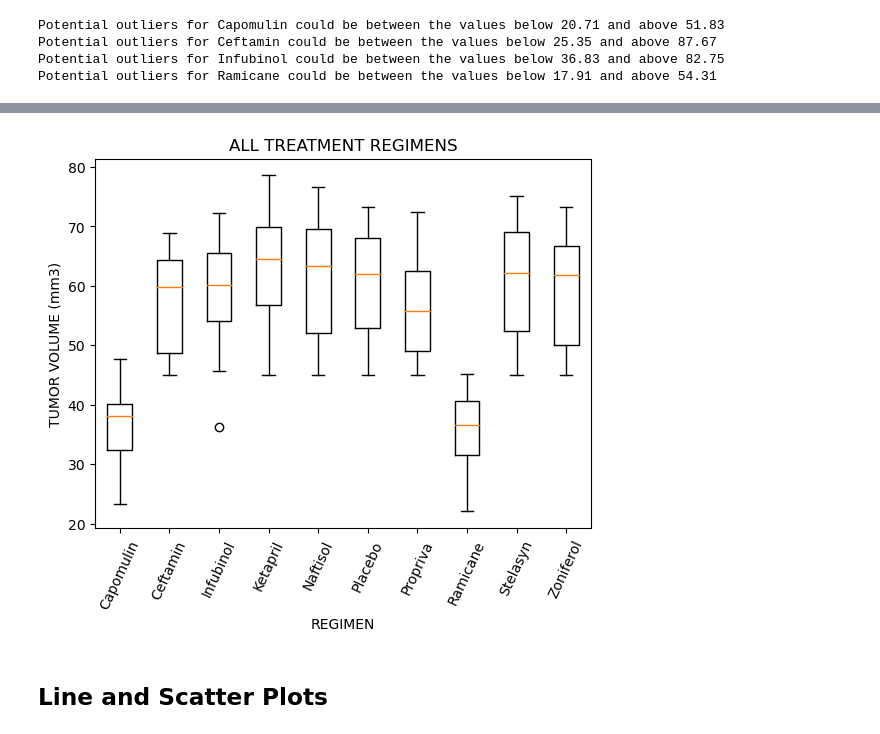
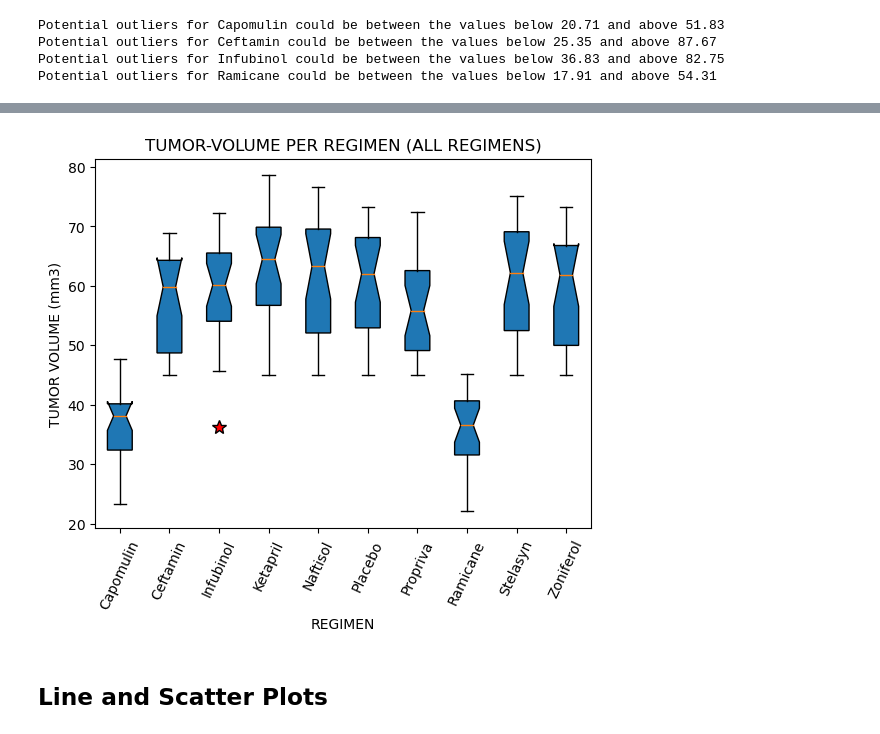
Before and after one commit to gusibis/challenge-5, a Jupyter notebook: pymaceuticals_starter.ipynb, the cells around one changed output, grey strips where cells are left out. Saved outputs shown, nothing was run; the diff lists cells and outputs as text; code cells hidden in the pictures.

```diff
--- a/pymaceuticals_starter.ipynb
+++ b/pymaceuticals_starter.ipynb
@@ -248,7 +249,7 @@ only_four_drugs_rows_df
 """
 https://www.geeksforgeeks.org/how-to-use-pandas-filter-with-iqr/
 https://www.scribbr.com/statistics/quartiles-quantiles/ https://tinyurl.com/32bht394
-IRQ is the interquantile range of a data set
+IQQ is the interquantile range of a data set
 https://tinyurl.com/2cwm5hwb https://www.scribbr.com/statistics/quartiles-quantiles/
 An outlier is an observation that lies an abnormal distance from other values in a random sample from a population.
 In a sense, this definition leaves it up to the analyst (or a consensus process) to decide what will be considered abnormal
@@ -274,36 +275,17 @@ for drug in four_treatments:
     key8 = drug.lower() + '_upper_bound'
 
     data = only_four_drugs_rows_df.loc[only_four_drugs_rows_df['Drug Regimen'] ==  drug]
+    data_tumor_volume = data['Tumor Volume (mm3)']
 
-    data_tumor_volume = only_four_drugs_rows_df.loc[only_four_drugs_rows_df['Drug Regimen'] ==  drug]['Tumor Volume (mm3)']
+    quartile = data['Tumor Volume (mm3)'].quantile([.25,.5,.75], interpolation='nearest')
 
-    quartile = only_four_drugs_rows_df.loc[only_four_drugs_rows_df['Drug Regimen'] == \
-            drug]['Tumor Volume (mm3)'].quantile([.25,.5,.75], interpolation='nearest')
+    quartile_lower = quartile[0.25]
 
-    quartile_lower = only_four_drugs_rows_df.loc[only_four_drugs_rows_df['Drug Regimen'] == \
-                drug]['Tumor Volume (mm3)'].quantile([.25,.5,.75], interpolation='nearest')[0.25]
+    quartile_upper = quartile[0.75]
 
-    quartile_upper = only_four_drugs_rows_df.loc[only_four_drugs_rows_df['Drug Regimen'] ==  \
-                drug]['Tumor Volume (mm3)'].quantile([.25,.5,.75], interpolation='nearest')[0.75]
-
-    irq = round(only_four_drugs_rows_df.loc[only_four_drugs_rows_df['Drug Regimen'] ==  drug] \
-        ['Tumor Volume (mm3)'].quantile([.25,.5,.75])[0.75] - \
-        only_four_drugs_rows_df.loc[only_four_drugs_rows_df['Drug Regimen'] ==  \
-        drug]['Tumor Volume (mm3)'].quantile([.25,.5,.75], interpolation='nearest')[0.25] , 2)
-
-    lower_bound = round(only_four_drugs_rows_df.loc[only_four_drugs_rows_df['Drug Regimen'] ==  \
-                drug]['Tumor Volume (mm3)'].quantile([.25,.5,.75], interpolation='nearest')[0.25] - \
-                ( 1.5 * round(only_four_drugs_rows_df.loc[only_four_drugs_rows_df['Drug Regimen'] == drug] \
-                ['Tumor Volume (mm3)'].quantile([.25,.5,.75], interpolation='nearest')[0.75] - \
-                only_four_drugs_rows_df.loc[only_four_drugs_rows_df['Drug Regimen'] == drug] \
-                ['Tumor Volume (mm3)'].quantile([.25,.5,.75], interpolation='nearest')[0.25] , 2)) , 2)
-
-    upper_bound = round(only_four_drugs_rows_df.loc[only_four_drugs_rows_df['Drug Regimen'] == drug] \
-                ['Tumor Volume (mm3)'].quantile([.25,.5,.75])[0.75] + \
-                ( 1.5 * round(only_four_drugs_rows_df.loc[only_four_drugs_rows_df['Drug Regimen'] == drug]  \
-                ['Tumor Volume (mm3)'].quantile([.25,.5,.75], interpolation='nearest')[0.75] - \
-                only_four_drugs_rows_df.loc[only_four_drugs_rows_df['Drug Regimen'] == drug] \
-                ['Tumor Volume (mm3)'].quantile([.25,.5,.75], interpolation='nearest')[0.25] , 2)) , 2)
+    irq = round(quartile_upper - quartile_lower , 2)
+    upper_bound = round(quartile_upper + (1.5 * irq), 2)
+    lower_bound = round(quartile_lower-(1.5 * irq), 2)
 
     dict_of_values.update({
         key1 : data,
@@ -414,15 +378,17 @@ Potential outliers for Zoniferol are between values below 24.79 and above 91.99
 # %%
 # Generate a box plot that shows the distrubution of the tumor volume for each treatment group
+# https://stackoverflow.com/questions/65648502/how-to-change-outlier-point-symbol-in-python-matplotlib-pyplot
+# https://matplotlib.org/3.3.3/api/_as_gen/matplotlib.pyplot.boxplot.html whiskerprops={'markerfacecolor': 'red'}
 for drug in treatment_list:
     all_tumor_vol_data.append(all_dict_of_values[drug.lower() + '_data_tumor_volume'])
-plt.boxplot(all_tumor_vol_data, labels = treatment_list)
+plt.boxplot(all_tumor_vol_data, labels = treatment_list, showfliers=True, notch=True, patch_artist=True, flierprops={'marker': '*', 'markersize': 10, 'markerfacecolor': 'red'})
 plt.ylabel('TUMOR VOLUME (mm3)')
 plt.xlabel('REGIMEN')
-plt.title('ALL TREATMENT REGIMENS')
+plt.title('TUMOR-VOLUME PER REGIMEN (ALL REGIMENS)')
 plt.xticks(rotation = 65)
 plt.show()
 # %% [output]
-[figure, old version]
+[figure, new version]
 # %% [markdown]
 ## Line and Scatter Plots
 # %%
```
Also changed, not shown: parts of 10 cells of this notebook.
